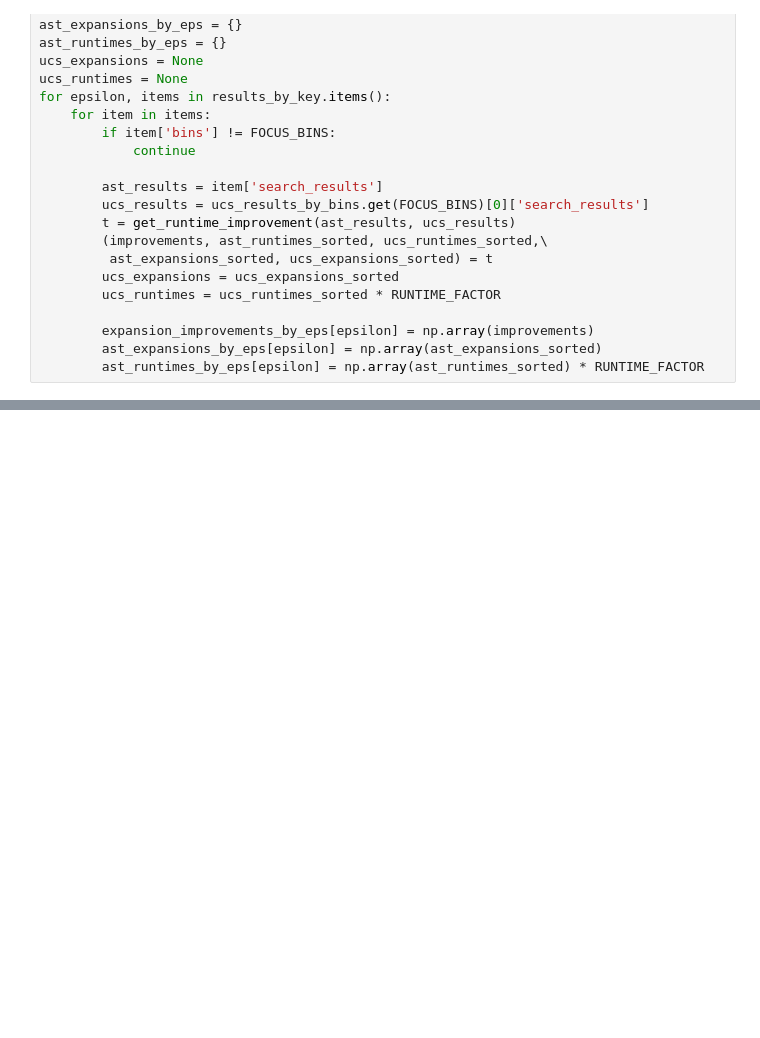
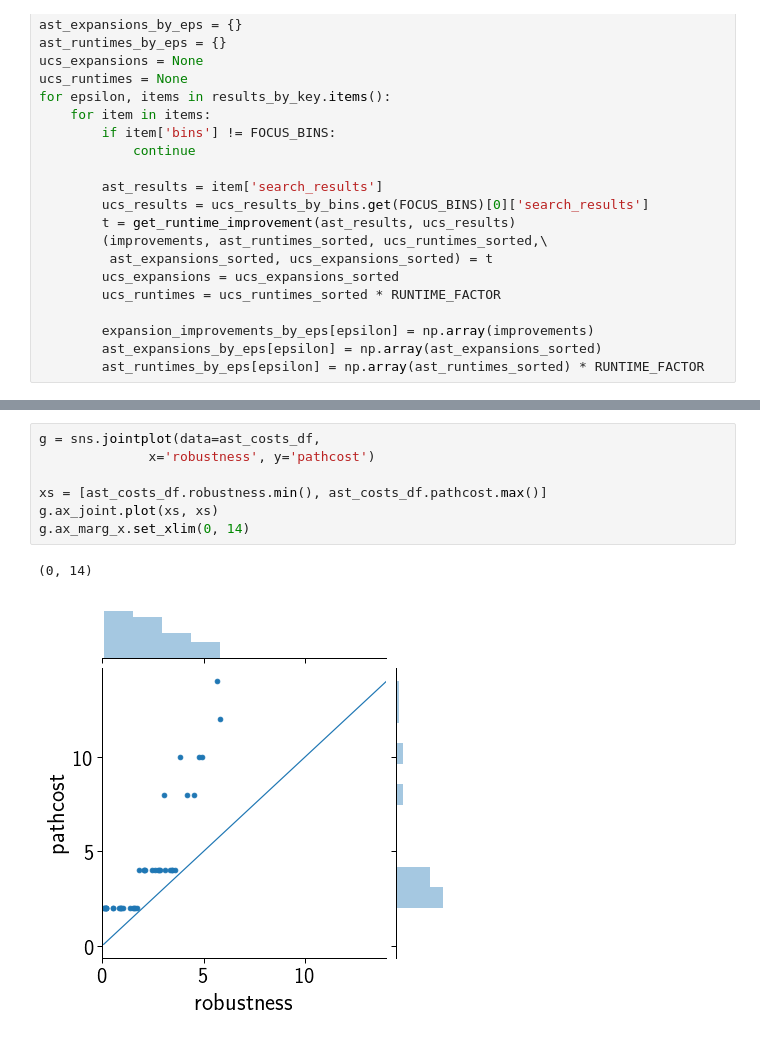
Before and after one commit to spring-epfl/trickster, a Jupyter notebook: notebooks/bots_experiment.ipynb, the cells around one changed output, grey strips where cells are left out. Drawn from its saved outputs; the diff is of its cells as text; blank space fills up the shorter version.

```diff
--- a/notebooks/bots_experiment.ipynb
+++ b/notebooks/bots_experiment.ipynb
@@ -460,0 +479,10 @@ if SAVE_PLOTS:
+# %%
+g = sns.jointplot(data=ast_costs_df,
+              x='robustness', y='pathcost')
+
+xs = [ast_costs_df.robustness.min(), ast_costs_df.pathcost.max()]
+g.ax_joint.plot(xs, xs)
+g.ax_marg_x.set_xlim(0, 14)
+# %% [output]
+(0, 14)
+[figure, added]
```
Also changed, not shown: parts of 14 cells of this notebook.
